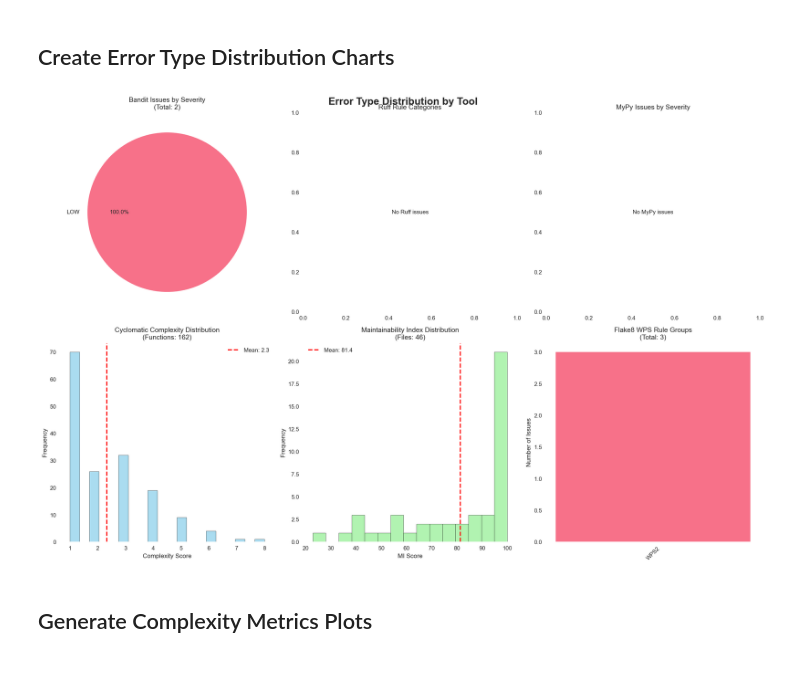
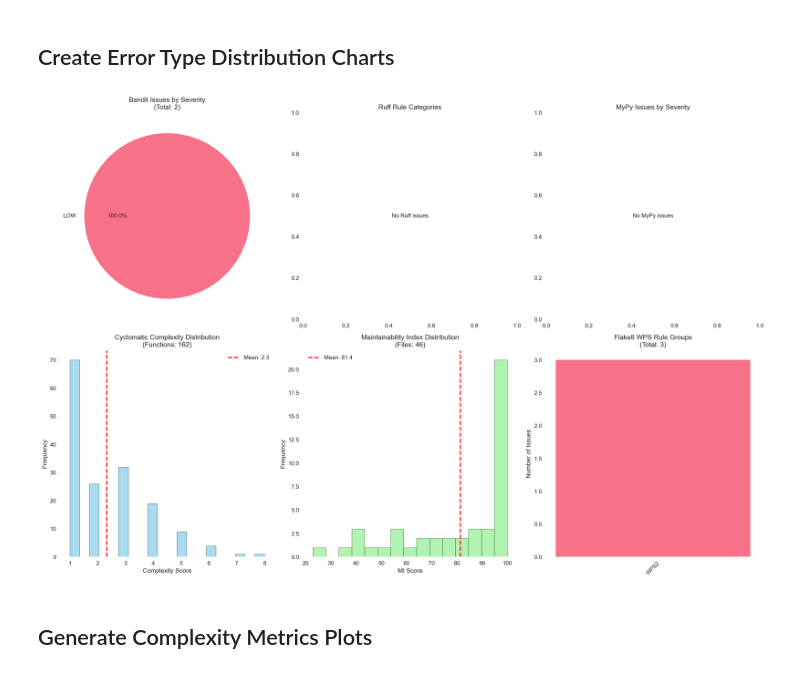
Before and after one commit to fastapi/full-stack-fastapi-template, a Jupyter notebook: code_quality_analysis.ipynb, the cells around one changed output. Cells and saved outputs as stored; diff of their text form; code cells hidden in the pictures.

Commit message:
Some fixesfor plots

```diff
--- a/code_quality_analysis.ipynb
+++ b/code_quality_analysis.ipynb
@@ -238,7 +238,7 @@ MyPy found 0 type checking issues
 ## Run Radon Cyclomatic Complexity Analysis
 # %%
 def run_radon_cc():
-    """Run radon cyclomatic complexity analysis and return parsed results."""
+    """Run radon cyclomatic complexity analysis and return parsed results (all ranks)."""
     try:
         result = subprocess.run(
             TOOLS_COMMANDS['radon_cc'],
@@ -264,7 +264,7 @@ def run_radon_cc():
                     })
 
             cc_df = pd.DataFrame(cc_issues)
-            print(f"Radon CC analyzed {len(cc_df)} functions/methods")
+            print(f"Radon CC analyzed {len(cc_df)} functions/methods (all ranks included)")
             return cc_df
         else:
             print("Radon CC: No data found")
@@ -294,7 +294,7 @@ Name: count, dtype: int64
 ## Run Radon Maintainability Index Analysis
 # %%
 def run_radon_mi():
-    """Run radon maintainability index analysis and return parsed results."""
+    """Run radon maintainability index analysis and return parsed results (all ranks)."""
     try:
         result = subprocess.run(
             TOOLS_COMMANDS['radon_mi'],
@@ -316,7 +316,7 @@ def run_radon_mi():
                 })
 
             mi_df = pd.DataFrame(mi_issues)
-            print(f"Radon MI analyzed {len(mi_df)} files")
+            print(f"Radon MI analyzed {len(mi_df)} files (all ranks included)")
             return mi_df
         else:
             print("Radon MI: No data found")
@@ -532,7 +547,7 @@ plt.show()
 ## Create Error Type Distribution Charts
 # %%
 fig, axes = plt.subplots(2, 3, figsize=(18, 12), dpi=150)
-fig.suptitle('Error Type Distribution by Tool', fontsize=18, fontweight='bold', y=0.96)
+# fig.suptitle('Error Type Distribution by Tool', fontsize=18, fontweight='bold', y=0.96)
 
 # Bandit severity distribution
 if not bandit_results.empty:
@@ -577,34 +592,34 @@ else:
     axes[1, 0].set_title('Cyclomatic Complexity Distribution')
 
 # Radon MI maintainability distribution
 if not radon_mi_results.empty:
     axes[1, 1].hist(radon_mi_results['mi_score'], bins=15, alpha=0.7, color='lightgreen', edgecolor='black')
     axes[1, 1].set_title(f'Maintainability Index Distribution\n(Files: {len(radon_mi_results)})')
     axes[1, 1].set_xlabel('MI Score')
     axes[1, 1].set_ylabel('Frequency')
     axes[1, 1].axvline(radon_mi_results['mi_score'].mean(), color='red', linestyle='--', label=f"Mean: {radon_mi_results['mi_score'].mean():.1f}")
     axes[1, 1].legend()
 else:
     axes[1, 1].text(0.5, 0.5, 'No MI data', ha='center', va='center', transform=axes[1, 1].transAxes)
     axes[1, 1].set_title('Maintainability Index Distribution')
 
 # Flake8 WPS rule types
 if not flake8_wps_results.empty:
     # Group WPS rules by hundreds (WPS100, WPS200, etc.)
     flake8_wps_results['rule_group'] = flake8_wps_results['rule_code'].str.extract(r'(WPS\d{1})')
     wps_groups = flake8_wps_results['rule_group'].value_counts().head(8)
     axes[1, 2].bar(wps_groups.index, wps_groups.values)
     axes[1, 2].set_title(f'Flake8 WPS Rule Groups\n(Total: {len(flake8_wps_results)})')
     axes[1, 2].set_ylabel('Number of Issues')
     axes[1, 2].tick_params(axis='x', rotation=45)
 else:
     axes[1, 2].text(0.5, 0.5, 'No WPS issues', ha='center', va='center', transform=axes[1, 2].transAxes)
     axes[1, 2].set_title('Flake8 WPS Rule Groups')
 
 plt.tight_layout()
 plt.show()
 # %% [output]
-[figure, old version]
+[figure, new version]
 # %% [markdown]
 ## Generate Complexity Metrics Plots
 # %%
```
Also changed, not shown: parts of 5 cells of this notebook.
